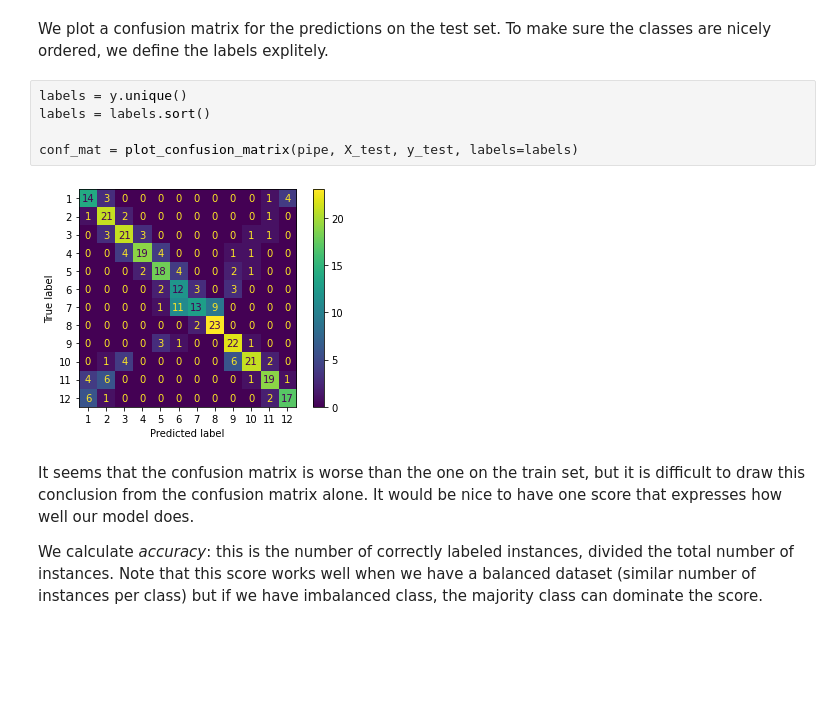
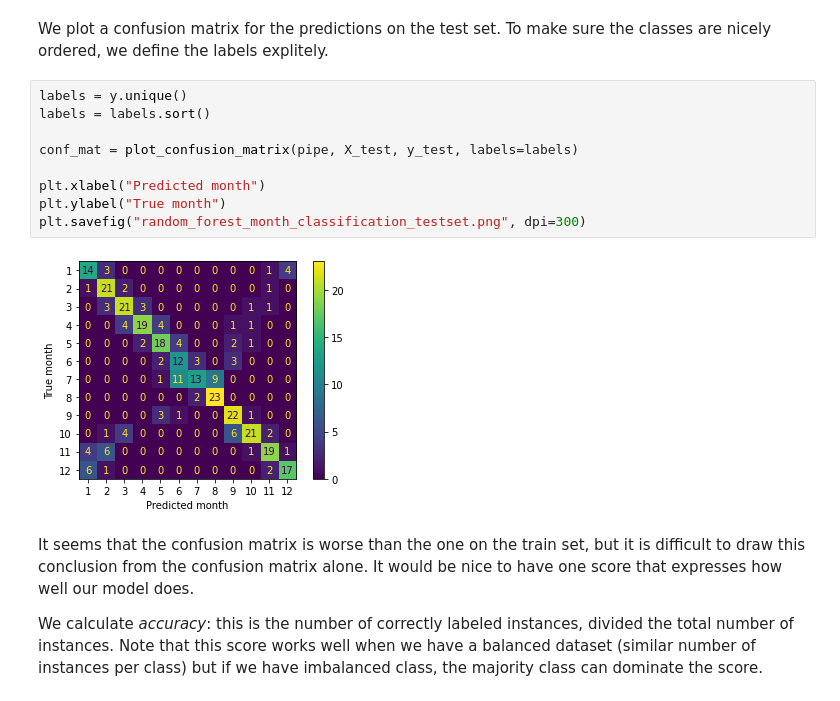
Before and after one commit to florian-huber/weather_prediction_dataset, a Jupyter notebook: notebooks/sklearn_classification.ipynb, the cells around one changed output. Cells and saved outputs as stored; diff of their text form; blank space fills up the shorter version.

Commit message:
update figures

```diff
--- a/notebooks/sklearn_classification.ipynb
+++ b/notebooks/sklearn_classification.ipynb
@@ -75,10 +82,14 @@ We plot a confusion matrix for the predictions on the test set. To make sure the
 # %%
 labels = y.unique()
 labels = labels.sort()
 
 conf_mat = plot_confusion_matrix(pipe, X_test, y_test, labels=labels)
+
+plt.xlabel("Predicted month")
+plt.ylabel("True month")
+plt.savefig("random_forest_month_classification_testset.png", dpi=300)
 # %% [output]
-[figure, old version]
+[figure, new version]
 # %% [markdown]
 It seems that the confusion matrix is worse than the one on the train set, but it is difficult to draw this conclusion from the confusion matrix alone. It would be nice to have one score that expresses how well our model does.
 
```
Also changed, not shown: parts of 3 cells of this notebook.
